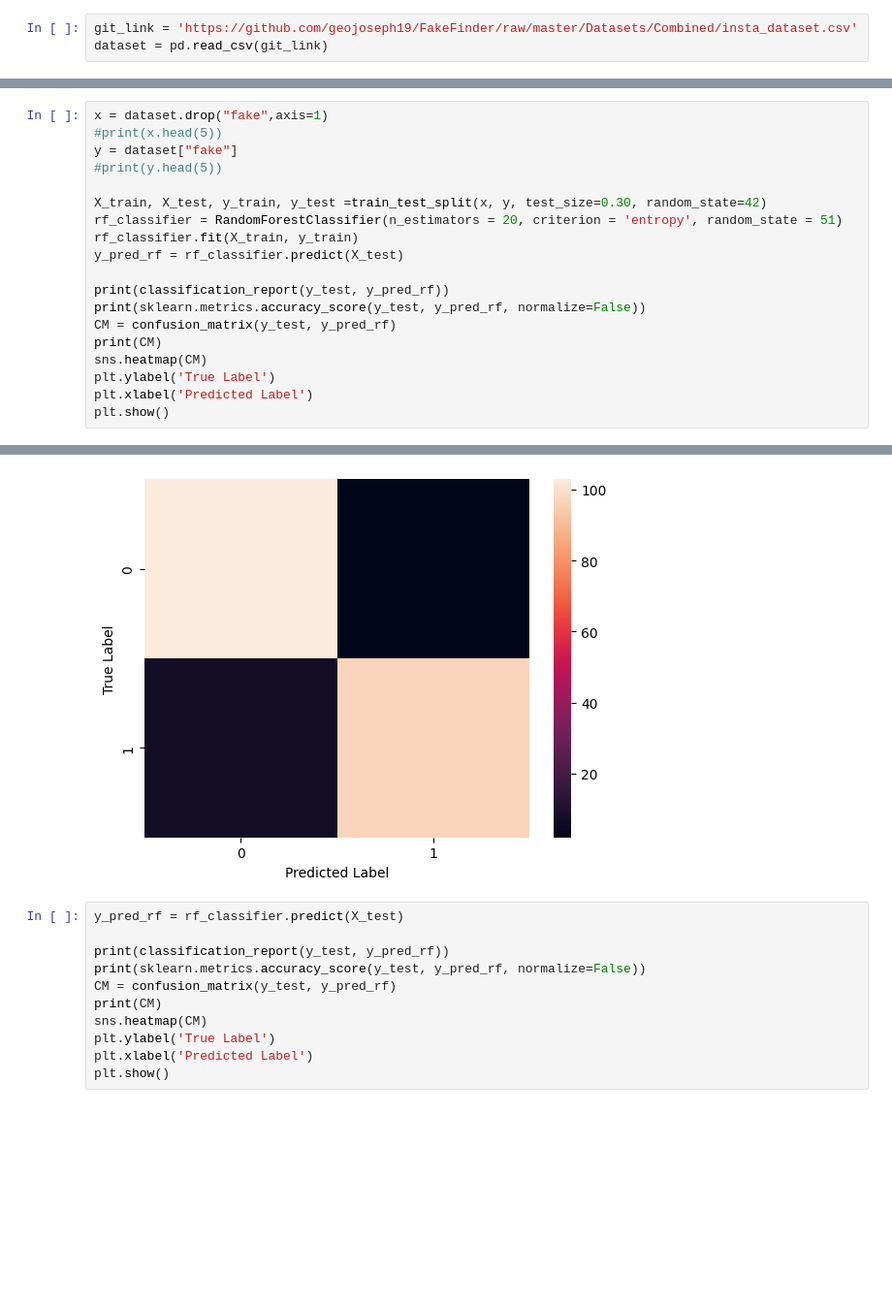
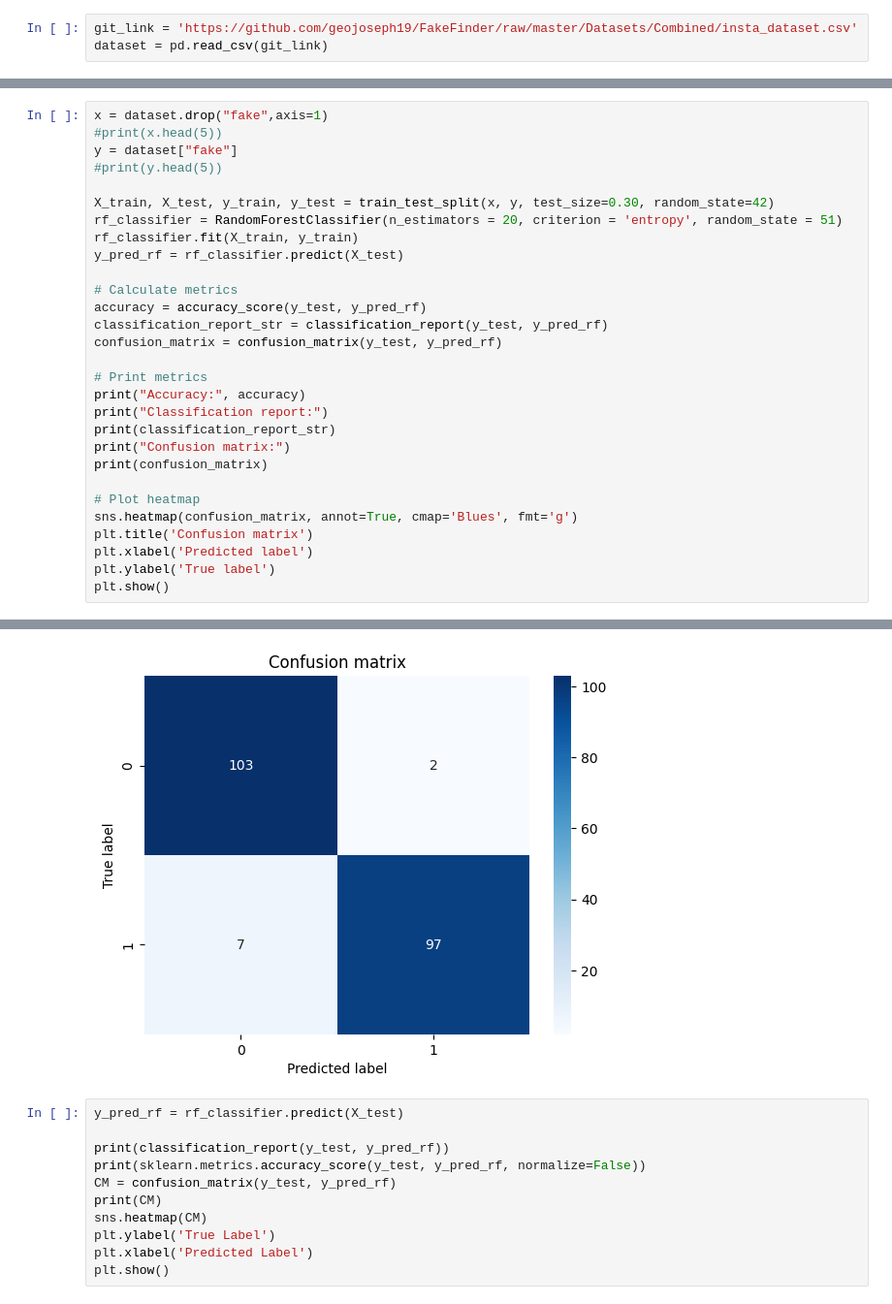
Before and after one commit to geojoseph19/FakeFinder, a Jupyter notebook: Files/fp_randomforest.ipynb, the cells around one changed output, grey strips where cells are left out. Shown: that part at 97% size. Drawn from its saved outputs; the diff is of its cells as text; blank space fills up the shorter version.

```diff
--- a/Files/fp_randomforest.ipynb
+++ b/Files/fp_randomforest.ipynb
@@ -17,17 +25,27 @@ x = dataset.drop("fake",axis=1)
 y = dataset["fake"]
 #print(y.head(5))
 
-X_train, X_test, y_train, y_test =train_test_split(x, y, test_size=0.30, random_state=42)
+X_train, X_test, y_train, y_test = train_test_split(x, y, test_size=0.30, random_state=42)
 rf_classifier = RandomForestClassifier(n_estimators = 20, criterion = 'entropy', random_state = 51)
 rf_classifier.fit(X_train, y_train)
 y_pred_rf = rf_classifier.predict(X_test)
 
-print(classification_report(y_test, y_pred_rf))
-print(sklearn.metrics.accuracy_score(y_test, y_pred_rf, normalize=False))
-CM = confusion_matrix(y_test, y_pred_rf)
-print(CM)
-sns.heatmap(CM)
-plt.ylabel('True Label')
-plt.xlabel('Predicted Label')
+# Calculate metrics
+accuracy = accuracy_score(y_test, y_pred_rf)
+classification_report_str = classification_report(y_test, y_pred_rf)
+confusion_matrix = confusion_matrix(y_test, y_pred_rf)
+
+# Print metrics
+print("Accuracy:", accuracy)
+print("Classification report:")
+print(classification_report_str)
+print("Confusion matrix:")
+print(confusion_matrix)
+
+# Plot heatmap
+sns.heatmap(confusion_matrix, annot=True, cmap='Blues', fmt='g')
+plt.title('Confusion matrix')
+plt.xlabel('Predicted label')
+plt.ylabel('True label')
 plt.show()
 # %% [output]
@@ -44,6 +64,6 @@ weighted avg       0.96      0.96      0.96       209
 [[103   2]
  [  7  97]]
-[figure, old version]
+[figure, new version]
 # %%
 y_pred_rf = rf_classifier.predict(X_test)
 
```
Also changed, not shown: parts of 2 cells of this notebook, 32 other files.
